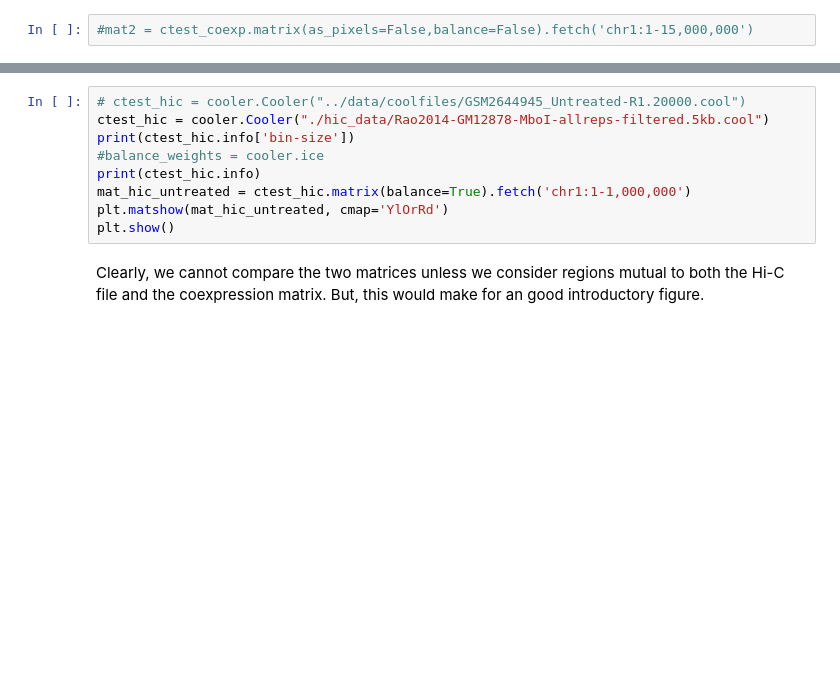
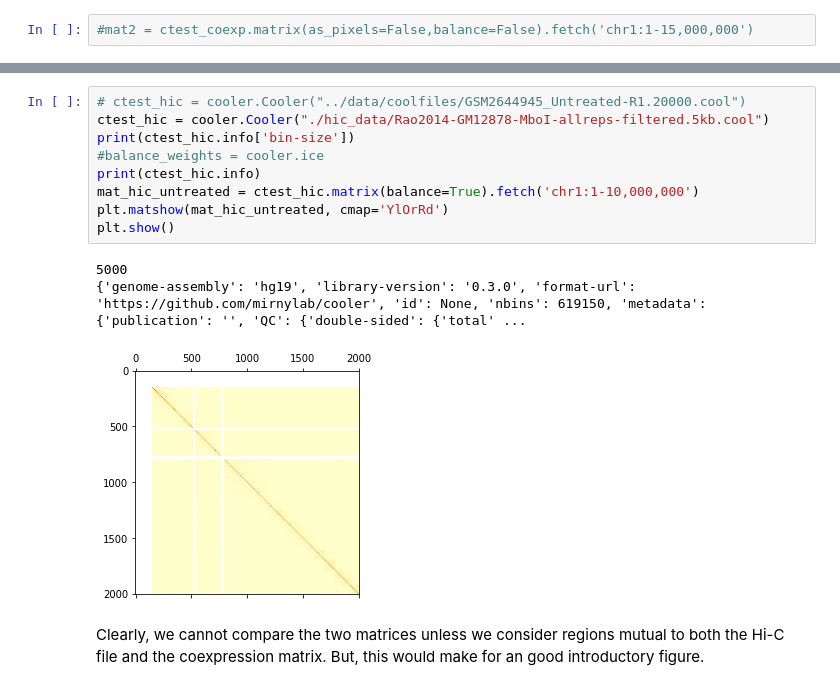
Before and after one commit to vinayakvsv/biophysics170_finalproject, a Jupyter notebook: cellranger_Bcell_scrnaseq.ipynb, the cells around one changed output, grey strips where cells are left out. Saved outputs shown, nothing was run; the diff lists cells and outputs as text; blank space fills up the shorter version.

```diff
--- a/cellranger_Bcell_scrnaseq.ipynb
+++ b/cellranger_Bcell_scrnaseq.ipynb
@@ -527,12 +604,16 @@ plt.show()
 # %%
 # ctest_hic = cooler.Cooler("../data/coolfiles/GSM2644945_Untreated-R1.20000.cool")
 ctest_hic = cooler.Cooler("./hic_data/Rao2014-GM12878-MboI-allreps-filtered.5kb.cool")
 print(ctest_hic.info['bin-size'])
 #balance_weights = cooler.ice
 print(ctest_hic.info)
-mat_hic_untreated = ctest_hic.matrix(balance=True).fetch('chr1:1-1,000,000')
+mat_hic_untreated = ctest_hic.matrix(balance=True).fetch('chr1:1-10,000,000')
 plt.matshow(mat_hic_untreated, cmap='YlOrRd')
 plt.show()
+# %% [output]
+5000
+{'genome-assembly': 'hg19', 'library-version': '0.3.0', 'format-url': 'https://github.com/mirnylab/cooler', 'id': None, 'nbins': 619150, 'metadata': {'publication': '', 'QC': {'double-sided': {'total' ...
+[figure, added]
 # %% [markdown]
 Clearly, we cannot compare the two matrices unless we consider regions mutual to both the Hi-C file and the coexpression matrix. But, this would make for an good introductory figure.
 # %% [markdown]
```
Also changed, not shown: parts of 18 cells of this notebook, 27 other files.
